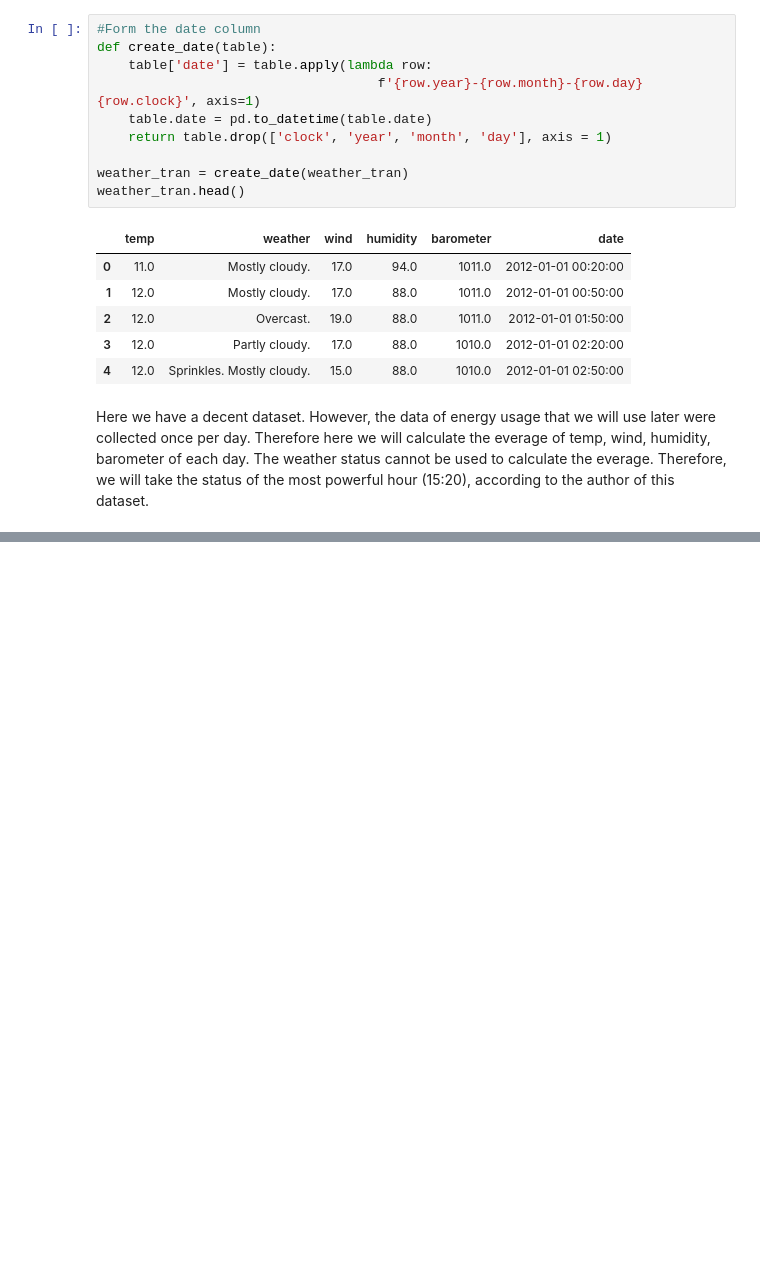
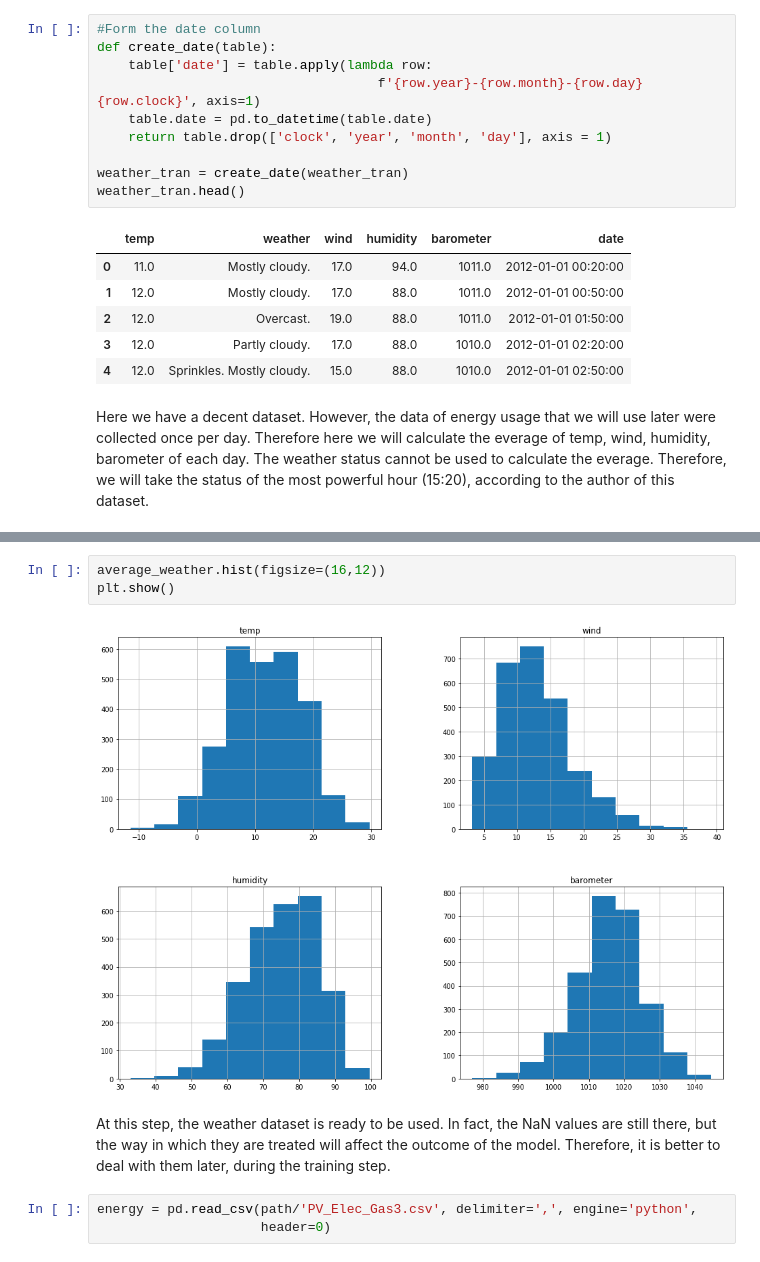
Before and after one commit to MN-Pham/Weather_SolarEnergy_Predictor, a Jupyter notebook: SolarEnergyDataRefine.ipynb, the cells around one changed output, grey strips where cells are left out. Cells and saved outputs as stored; diff of their text form; blank space fills up the shorter version.

```diff
--- a/SolarEnergyDataRefine.ipynb
+++ b/SolarEnergyDataRefine.ipynb
@@ -213,0 +309,10 @@ Here we have a decent dataset. However, the data of energy usage that we will us
+# %%
+average_weather.hist(figsize=(16,12))
+plt.show()
+# %% [output]
+[figure, added]
+# %% [markdown]
+At this step, the weather dataset is ready to be used. In fact, the NaN values are still there, but the way in which they are treated will affect the outcome of the model. Therefore, it is better to deal with them later, during the training step.
+# %%
+energy = pd.read_csv(path/'PV_Elec_Gas3.csv', delimiter=',', engine='python',
+                     header=0)
```
Also changed, not shown: parts of 26 cells of this notebook.
